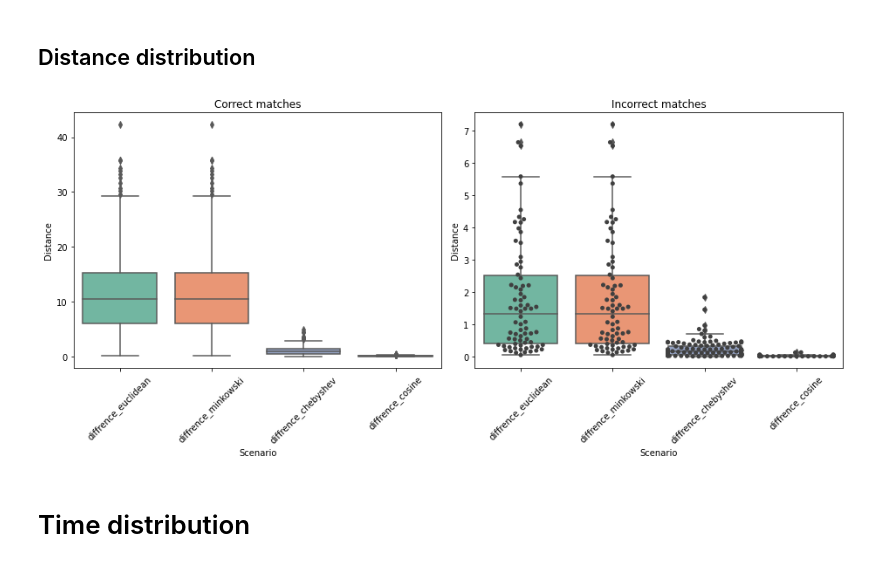
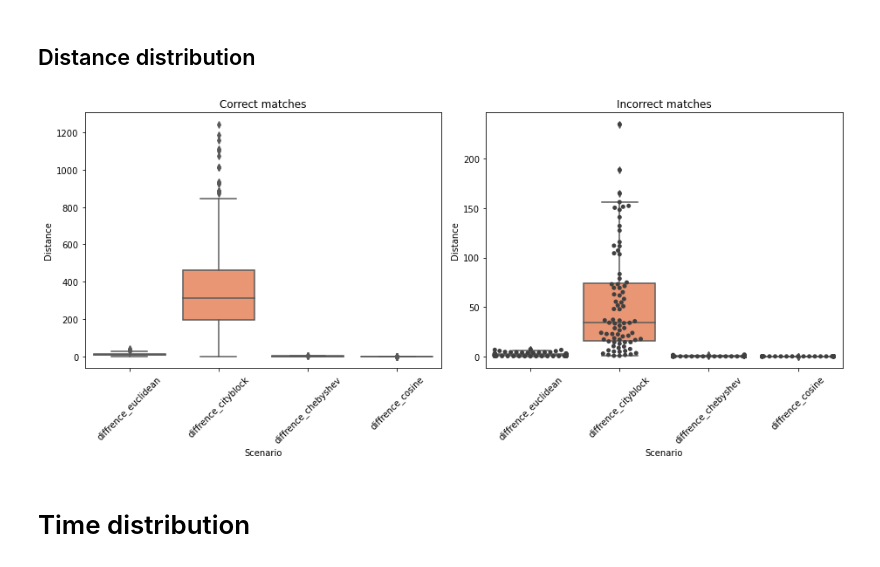
Before and after one commit to robbedec/localization-msk, a Jupyter notebook: src/benchmark_fvector_matching.ipynb, the cells around one changed output. Saved outputs shown, nothing was run; the diff lists cells and outputs as text; code cells hidden in the pictures.

```diff
--- a/src/benchmark_fvector_matching.ipynb
+++ b/src/benchmark_fvector_matching.ipynb
@@ -465,44 +705,44 @@ Cosine: 0.017369067296385765
 ## Distance distribution
 # %%
 sub_df_a = pd.DataFrame(df[df.filename == df.result_euclidean]["diffrence_euclidean"]).assign(Trial=1)
-# sub_df_b = pd.DataFrame(df[df.filename == df.result_cityblock]["diffrence_cityblock"]).assign(Trial=2)
-sub_df_c = pd.DataFrame(df[df.filename == df.result_minkowski]["diffrence_minkowski"]).assign(Trial=3)
+sub_df_b = pd.DataFrame(df[df.filename == df.result_cityblock]["diffrence_cityblock"]).assign(Trial=2)
+# sub_df_c = pd.DataFrame(df[df.filename == df.result_minkowski]["diffrence_minkowski"]).assign(Trial=3)
 sub_df_d = pd.DataFrame(df[df.filename == df.result_chebyshev]["diffrence_chebyshev"]).assign(Trial=4)
 sub_df_e = pd.DataFrame(df[df.filename == df.result_cosine]["diffrence_cosine"]).assign(Trial=5)
 
 # cdf = pd.concat([sub_df_a, sub_df_b, sub_df_c, sub_df_d, sub_df_e])
-cdf = pd.concat([sub_df_a, sub_df_c, sub_df_d, sub_df_e])
+cdf = pd.concat([sub_df_a, sub_df_b, sub_df_d, sub_df_e])
 mdf = pd.melt(cdf, id_vars=['Trial'])
 
 
 
 f, axarr = plt.subplots(1,2,figsize=(13,6), sharey=False)
 
 sns.boxplot(ax=axarr[0], x="variable", y="value", data=mdf, palette="Set2")
 #sns.swarmplot(ax=axarr[0], x="variable", y="value", data=mdf, color=".95")
 axarr[0].set_title("Correct matches")
 axarr[0].set(xlabel='Scenario', ylabel='Distance')
 axarr[0].tick_params(axis='x', rotation=45)
 
 sub_df_a = pd.DataFrame(df[df.filename != df.result_euclidean]["diffrence_euclidean"]).assign(Trial=1)
-# sub_df_b = pd.DataFrame(df[df.filename != df.result_cityblock]["diffrence_cityblock"]).assign(Trial=2)
-sub_df_c = pd.DataFrame(df[df.filename != df.result_minkowski]["diffrence_minkowski"]).assign(Trial=3)
+sub_df_b = pd.DataFrame(df[df.filename != df.result_cityblock]["diffrence_cityblock"]).assign(Trial=2)
+#sub_df_c = pd.DataFrame(df[df.filename != df.result_minkowski]["diffrence_minkowski"]).assign(Trial=3)
 sub_df_d = pd.DataFrame(df[df.filename != df.result_chebyshev]["diffrence_chebyshev"]).assign(Trial=4)
 sub_df_e = pd.DataFrame(df[df.filename != df.result_cosine]["diffrence_cosine"]).assign(Trial=5)
 
 # cdf = pd.concat([sub_df_a, sub_df_b, sub_df_c, sub_df_d, sub_df_e])
-cdf = pd.concat([sub_df_a, sub_df_c, sub_df_d, sub_df_e])
+cdf = pd.concat([sub_df_a, sub_df_b, sub_df_d, sub_df_e])
 mdf = pd.melt(cdf, id_vars=['Trial'])
 
 sns.boxplot(ax=axarr[1], x="variable", y="value", data=mdf, palette="Set2")
 sns.swarmplot(ax=axarr[1], x="variable", y="value", data=mdf, color=".25")
 axarr[1].set_title("Incorrect matches")
 axarr[1].set(xlabel='Scenario', ylabel='Distance')
 axarr[1].tick_params(axis='x', rotation=45)
 f.tight_layout()
 f.savefig('/Users/lennertsteyaert/Documents/GitHub/computervisie-group8/src/benchmark_images/bxplt_difference_keypoints.png',bbox_inches='tight', dpi=150)
 # %% [output]
-[figure, old version]
+[figure, new version]
 # %% [markdown]
 # Time distribution
 # %%
```
Also changed, not shown: parts of 17 cells of this notebook, 3 other files.
